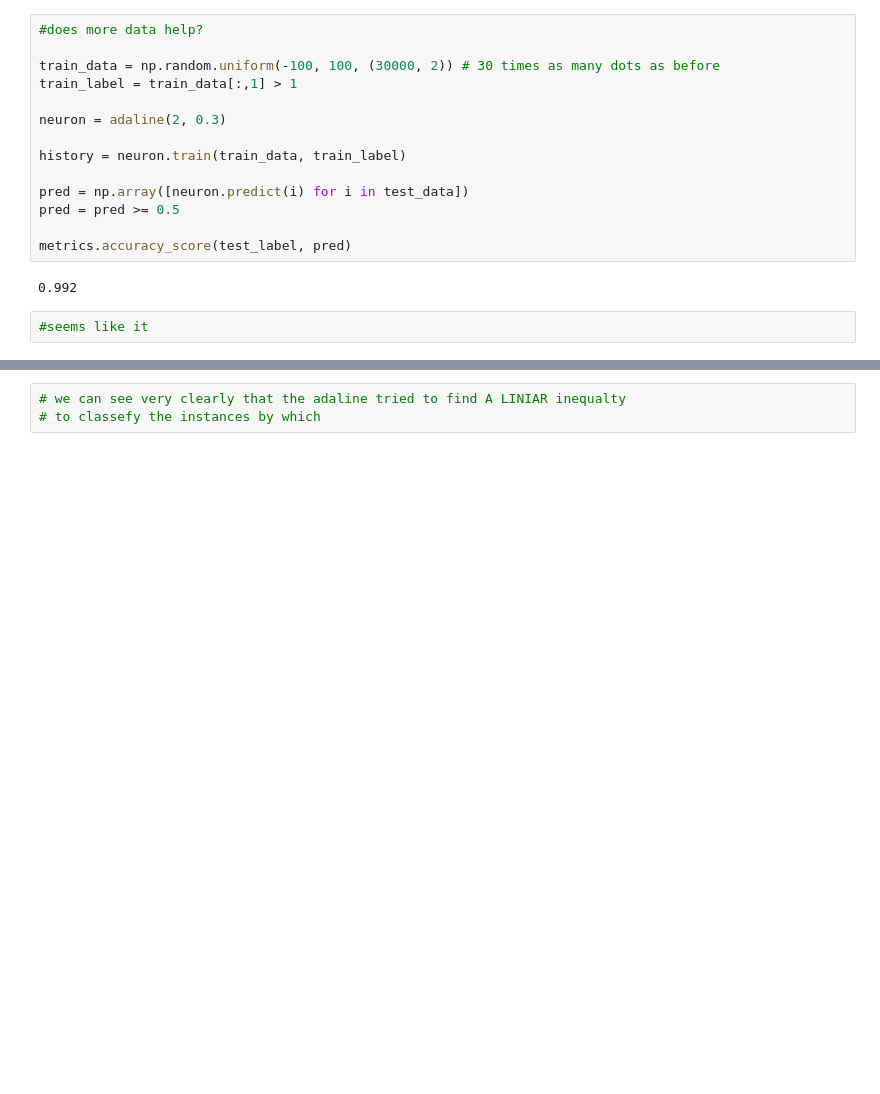
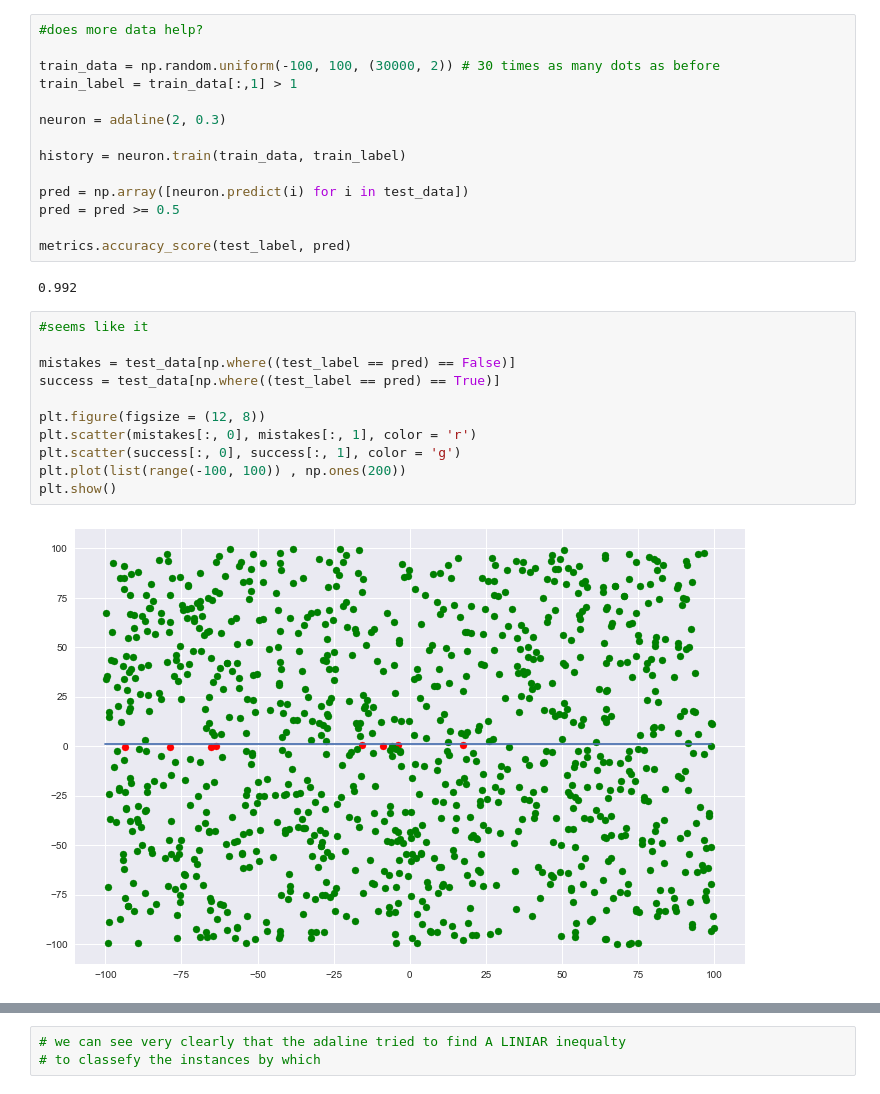
Before and after one commit to Israel0545488592/NeuralComputing1, a Jupyter notebook: train_test_adaline.ipynb, the cells around one changed output, grey strips where cells are left out. Saved outputs shown, nothing was run; the diff lists cells and outputs as text; blank space fills up the shorter version.

```diff
--- a/train_test_adaline.ipynb
+++ b/train_test_adaline.ipynb
@@ -85,8 +87,19 @@ pred = pred >= 0.5
 metrics.accuracy_score(test_label, pred)
 # %% [output]
 0.992
-# %%
-#seems like it
+# %%
+#seems like it
+
+mistakes = test_data[np.where((test_label == pred) == False)]
+success = test_data[np.where((test_label == pred) == True)]
+
+plt.figure(figsize = (12, 8))
+plt.scatter(mistakes[:, 0], mistakes[:, 1], color = 'r')
+plt.scatter(success[:, 0], success[:, 1], color = 'g')
+plt.plot(list(range(-100, 100)) , np.ones(200))
+plt.show()
+# %% [output]
+[figure, added]
 # %%
 #what about different learning rates
 
```
Also changed, not shown: parts of 19 cells of this notebook.
